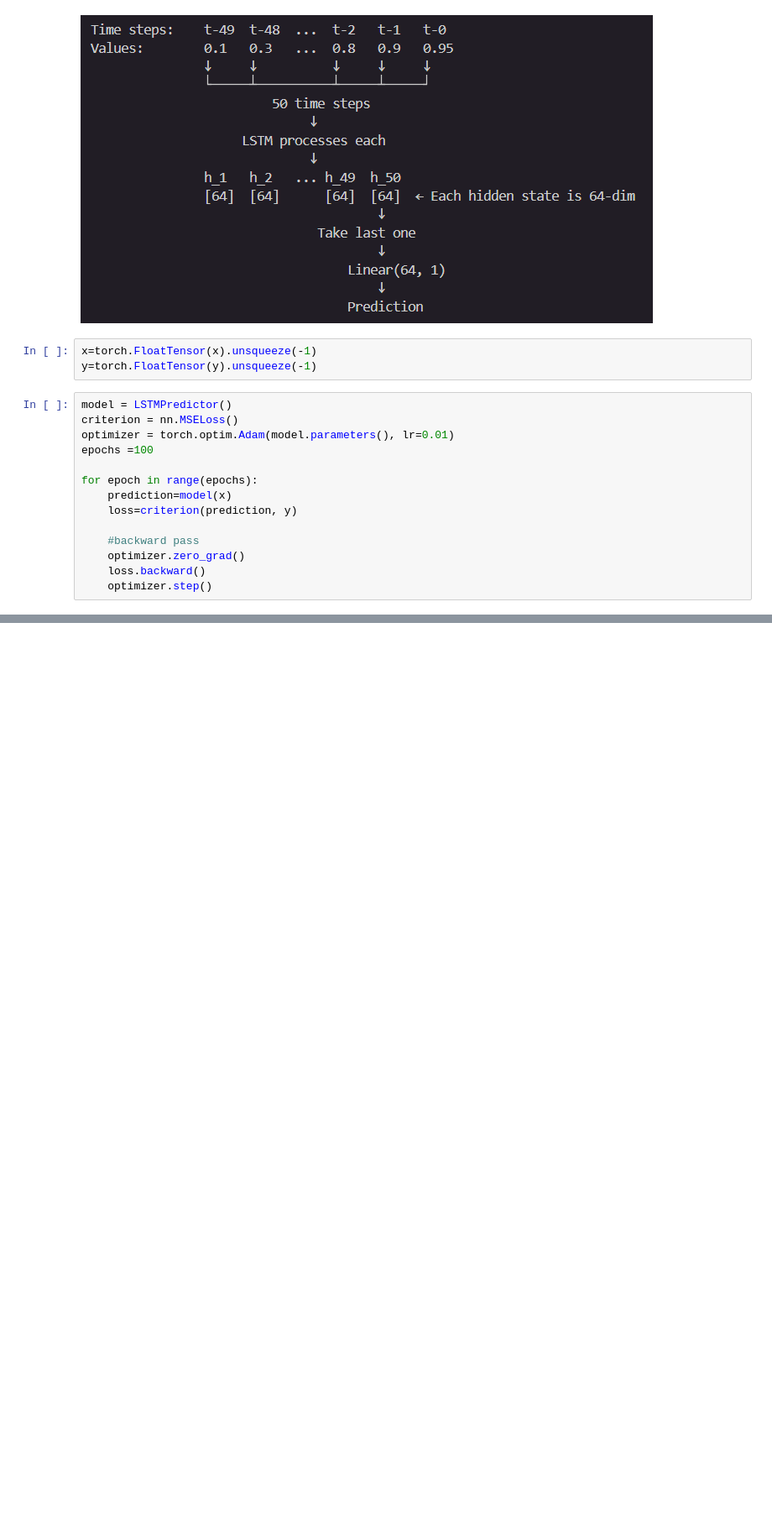
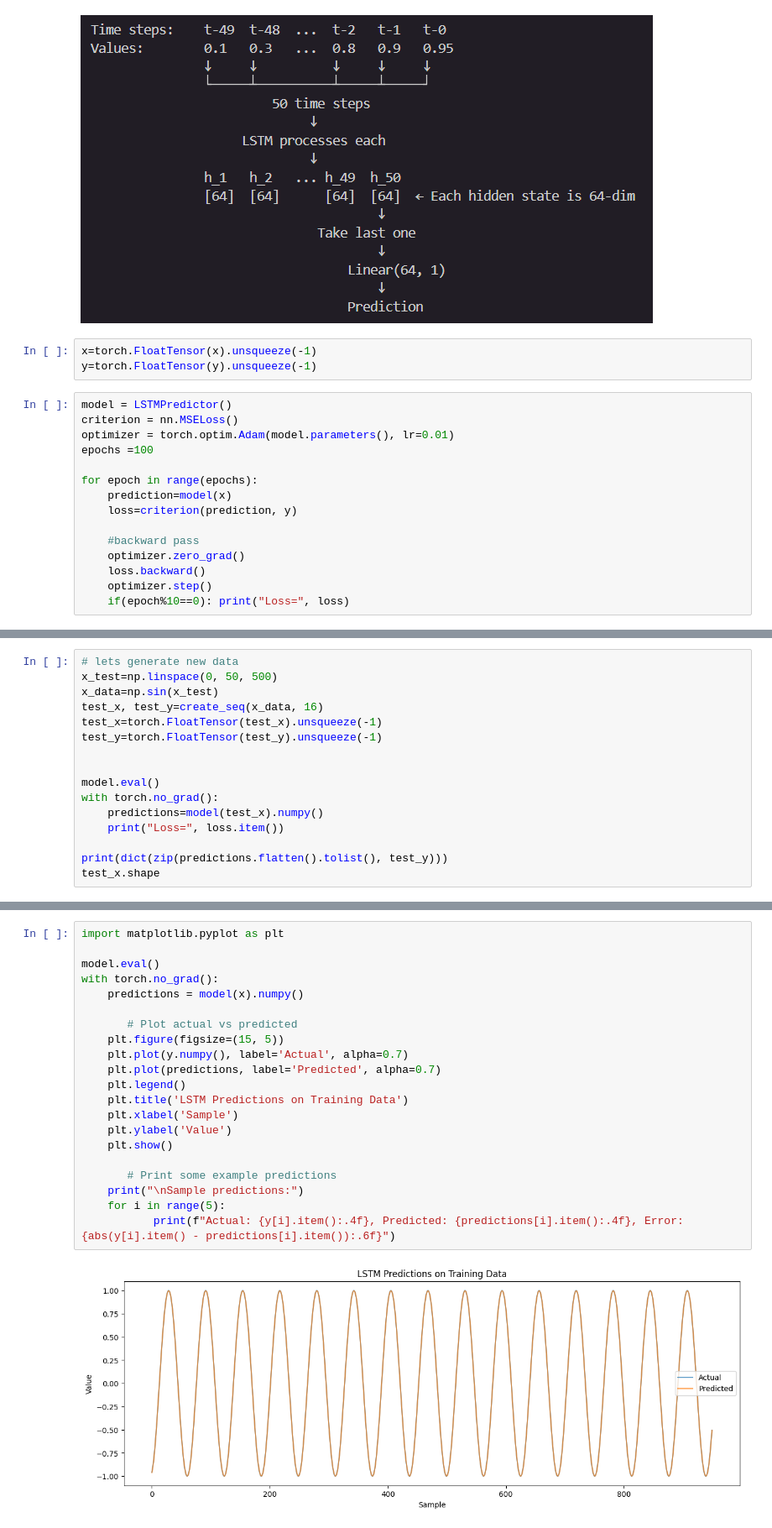
Before and after one commit to Gagancreates/Deep-Learning-Implementation, a Jupyter notebook: basic_LSTM.ipynb, the cells around one changed output, grey strips where cells are left out. Shown at 84% size. Drawn from its saved outputs; the diff is of its cells as text; blank space fills up the shorter version.

Commit message:
Implemented LSTM

```diff
--- a/basic_LSTM.ipynb
+++ b/basic_LSTM.ipynb
@@ -76,4 +76,5 @@ for epoch in range(epochs):
     optimizer.zero_grad()
     loss.backward()
     optimizer.step()
+    if(epoch%10==0): print("Loss=", loss)
 # %% [output]
@@ -80,0 +93,16 @@ ValueError: LSTM: Expected input to be 2D or 3D, got 10D instead
+# %%
+# lets generate new data
+x_test=np.linspace(0, 50, 500)
+x_data=np.sin(x_test)
+test_x, test_y=create_seq(x_data, 16)
+test_x=torch.FloatTensor(test_x).unsqueeze(-1)
+test_y=torch.FloatTensor(test_y).unsqueeze(-1)
+
+
+model.eval()
+with torch.no_grad():
+    predictions=model(test_x).numpy()
+    print("Loss=", loss.item())
+
+print(dict(zip(predictions.flatten().tolist(), test_y)))
+test_x.shape
@@ -80,0 +113,23 @@ ValueError: LSTM: Expected input to be 2D or 3D, got 10D instead
+# %%
+import matplotlib.pyplot as plt
+
+model.eval()
+with torch.no_grad():
+    predictions = model(x).numpy()
+
+       # Plot actual vs predicted
+    plt.figure(figsize=(15, 5))
+    plt.plot(y.numpy(), label='Actual', alpha=0.7)
+    plt.plot(predictions, label='Predicted', alpha=0.7)
+    plt.legend()
+    plt.title('LSTM Predictions on Training Data')
+    plt.xlabel('Sample')
+    plt.ylabel('Value')
+    plt.show()
+
+       # Print some example predictions
+    print("\nSample predictions:")
+    for i in range(5):
+           print(f"Actual: {y[i].item():.4f}, Predicted: {predictions[i].item():.4f}, Error: {abs(y[i].item() - predictions[i].item()):.6f}")
+# %% [output]
+[figure, added]
```
Also changed, not shown: parts of 4 cells of this notebook.
